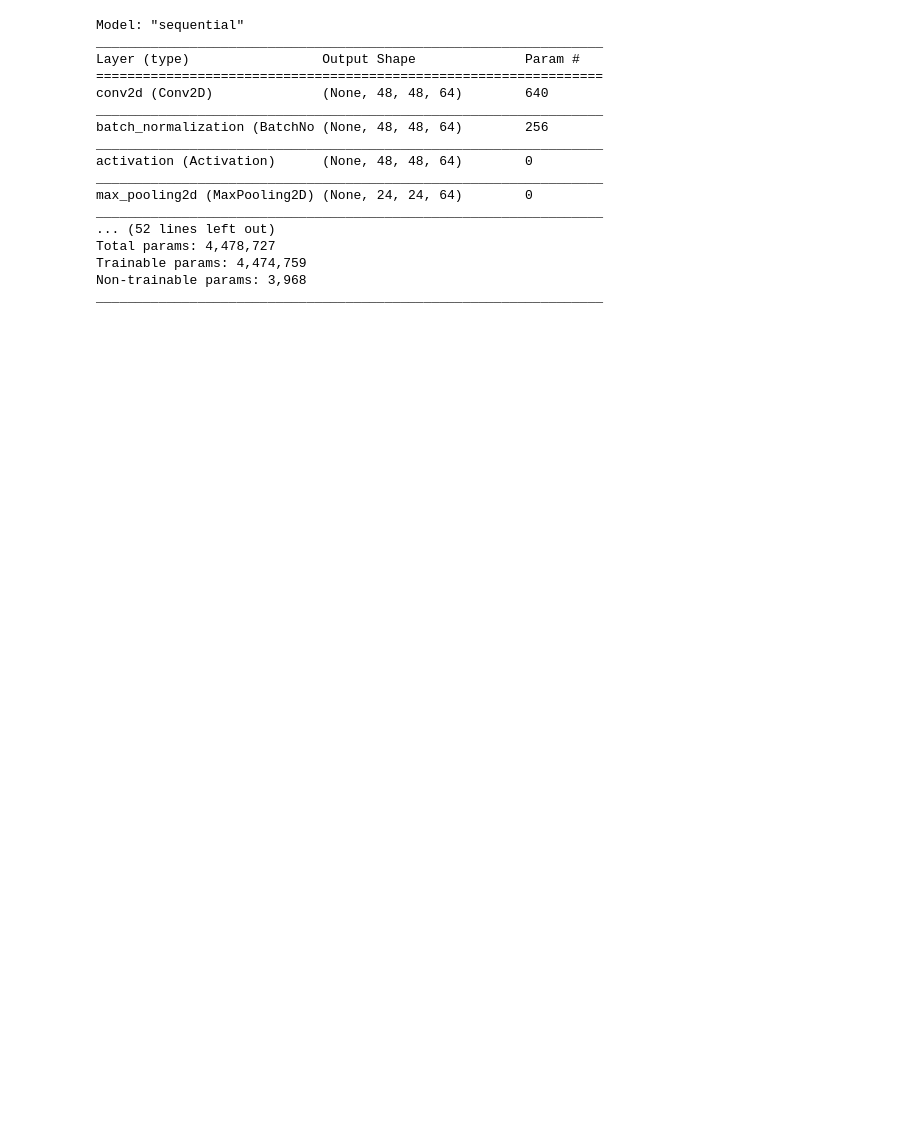
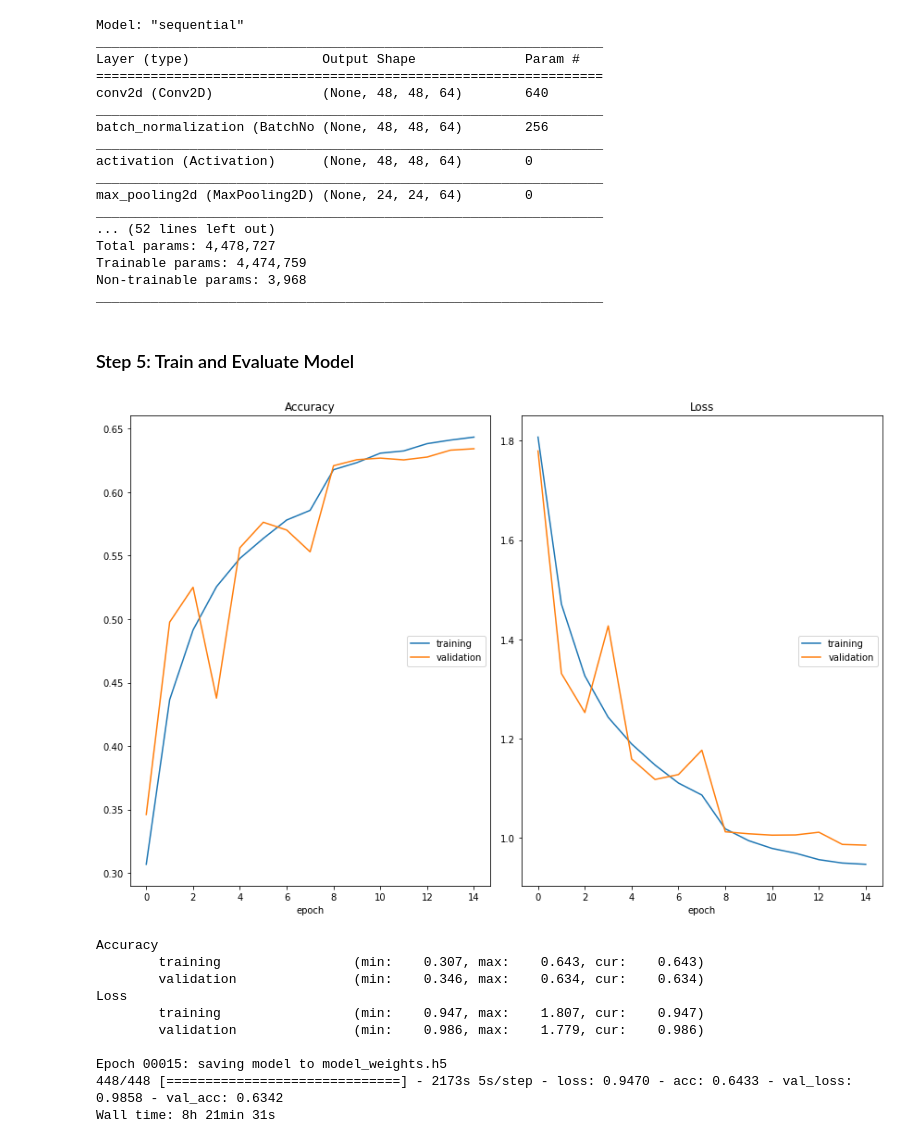
Before and after one commit to PranayShirodkar/facial-expression-recognition, a Jupyter notebook: Facial_Expression_Training.ipynb, the cells around one changed output. Saved outputs shown, nothing was run; the diff lists cells and outputs as text; code cells hidden in the pictures; blank space fills up the shorter version.

Commit message:
train and validate the model

```diff
--- a/Facial_Expression_Training.ipynb
+++ b/Facial_Expression_Training.ipynb
@@ -199,3 +203,38 @@ Total params: 4,478,727
 Trainable params: 4,474,759
 Non-trainable params: 3,968
 _________________________________________________________________
+# %% [markdown]
+### Step 5: Train and Evaluate Model
+# %%
+%%time
+
+epochs = 15
+steps_per_epoch = train_generator.n//train_generator.batch_size
+validation_steps = validation_generator.n//validation_generator.batch_size
+
+reduce_lr = ReduceLROnPlateau(monitor='val_loss', factor=0.1,
+                              patience=2, min_lr=0.00001, mode='auto')
+checkpoint = ModelCheckpoint("model_weights.h5", monitor='val_accuracy',
+                             save_weights_only=True, mode='max', verbose=1)
+callbacks = [PlotLossesKerasTF(), checkpoint, reduce_lr]
+
+history = model.fit(
+    x=train_generator,
+    steps_per_epoch=steps_per_epoch,
+    epochs=epochs,
+    validation_data = validation_generator,
+    validation_steps = validation_steps,
+    callbacks=callbacks
+)
+# %% [output]
+[figure, added]
+Accuracy
+        training                 (min:    0.307, max:    0.643, cur:    0.643)
+        validation               (min:    0.346, max:    0.634, cur:    0.634)
+Loss
+        training                 (min:    0.947, max:    1.807, cur:    0.947)
+        validation               (min:    0.986, max:    1.779, cur:    0.986)
+
+Epoch 00015: saving model to model_weights.h5
+448/448 [==============================] - 2173s 5s/step - loss: 0.9470 - acc: 0.6433 - val_loss: 0.9858 - val_acc: 0.6342
+Wall time: 8h 21min 31s
```
Also changed, not shown: parts of 2 cells of this notebook, 1 other file.
